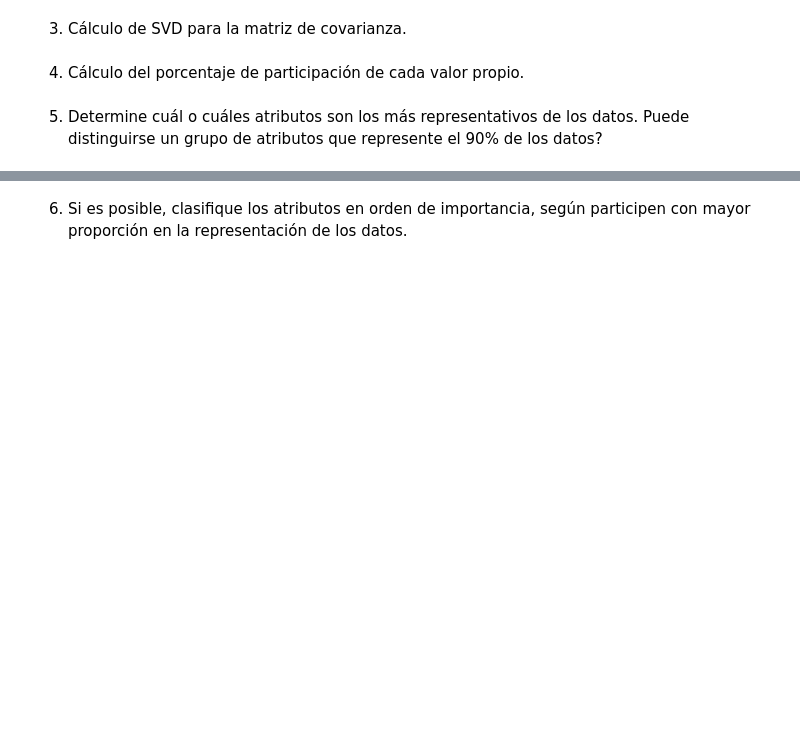
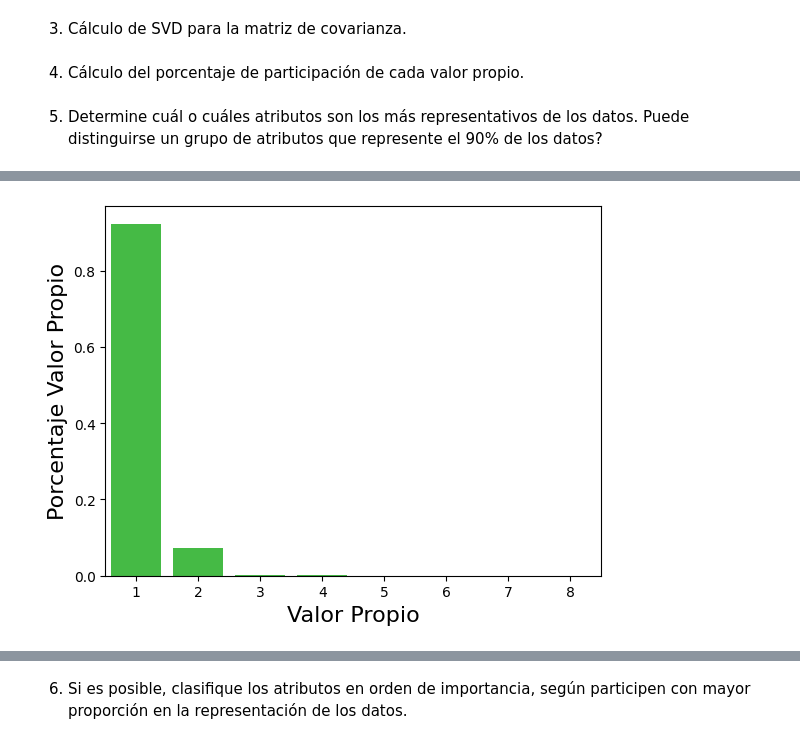
Before and after one commit to bermudez05/Siniestralidad_Bogota_BD, a Jupyter notebook: Taller 5/Taller_5.ipynb, the cells around one changed output, grey strips where cells are left out. Cells and saved outputs as stored; diff of their text form; code cells hidden in the pictures; blank space fills up the shorter version.

```diff
--- a/Taller 5/Taller_5.ipynb
+++ b/Taller 5/Taller_5.ipynb
@@ -104,0 +153,34 @@ plt.show()
+# %%
+import pandas as pd
+import numpy as np
+
+# Seleccionar solo columnas numéricas
+DatosNumericos = Hamburguesas.select_dtypes(include='number')
+
+# Calcular la media solo de columnas numéricas
+media_numerica = DatosNumericos.mean()
+
+# Restar la media a cada fila
+Datos_centralizados = DatosNumericos.sub(media_numerica, axis=1)
+
+# Seleccionar solo las columnas necesarias
+columnas_seleccionadas = ['TotalFat_g', 'Sodium_mg', 'CaloriesFromFat', 'SaturatedFat_g',
+                           'TransFat_g', 'Cholesterol_mg', 'Carbohydrates_g', 'Fiber_g',
+                           'Sugars_g', 'Protein_g']
+
+# Verificar si las columnas existen en Datos_centralizados
+columnas_validas = [col for col in columnas_seleccionadas if col in Datos_centralizados.columns]
+
+# Convertir a matriz NumPy
+D = Datos_centralizados[columnas_validas].values
+
+# Calcular la matriz de covarianza
+C = np.matmul(D.T, D) / len(D)
+
+# Descomposición en valores singulares (SVD)
+U, S, V = np.linalg.svd(C, full_matrices=True)
+
+# Imprimir resultados
+print(U)
+print(S)
+print(V)
@@ -104,0 +205,13 @@ plt.show()
+# %%
+import seaborn as sns
+import matplotlib.pyplot as plt
+Porcentaje_Valor_Propio = np.round(S/np.sum(S), decimals=3)
+Porcentaje_Valor_Propio
+
+sns.barplot(x=list(range(1,len(Porcentaje_Valor_Propio)+1)),
+            y=Porcentaje_Valor_Propio, color="limegreen")
+plt.xlabel('Valor Propio', fontsize=16)
+plt.ylabel('Porcentaje Valor Propio', fontsize=16)
+plt.savefig('svd_scree_plot.png',dpi=100)
+# %% [output]
+[figure, added]
```
Also changed, not shown: parts of 6 cells of this notebook, 1 other file.
